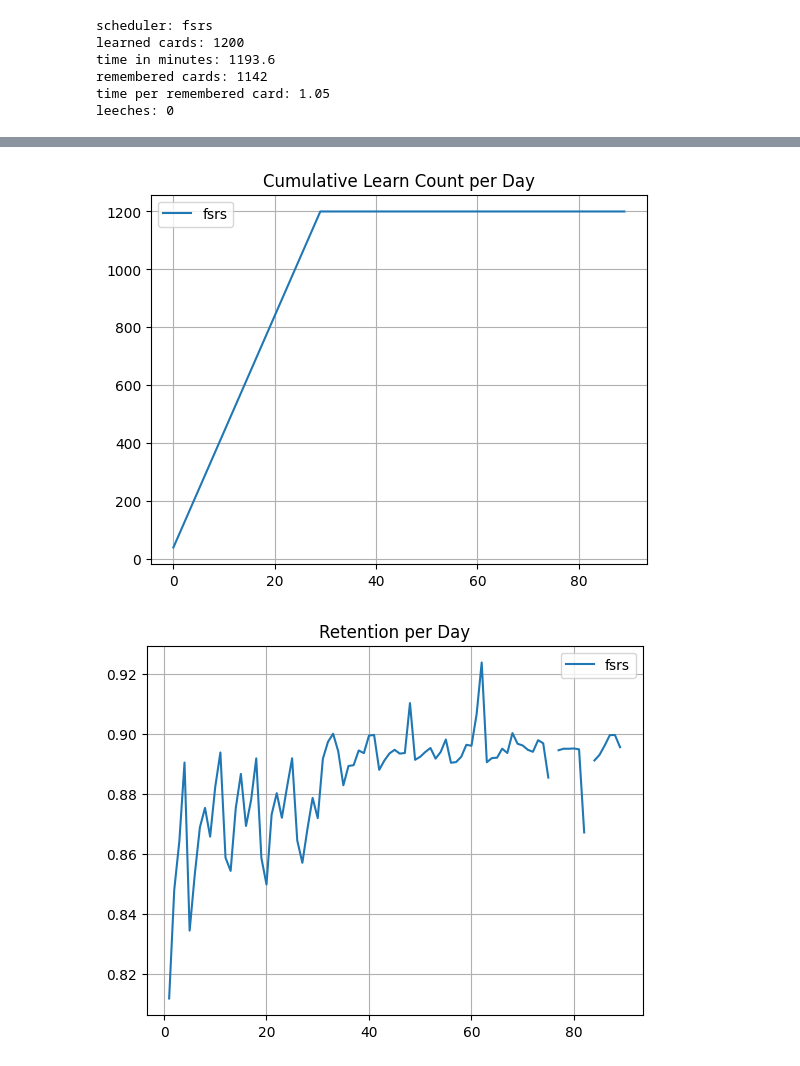
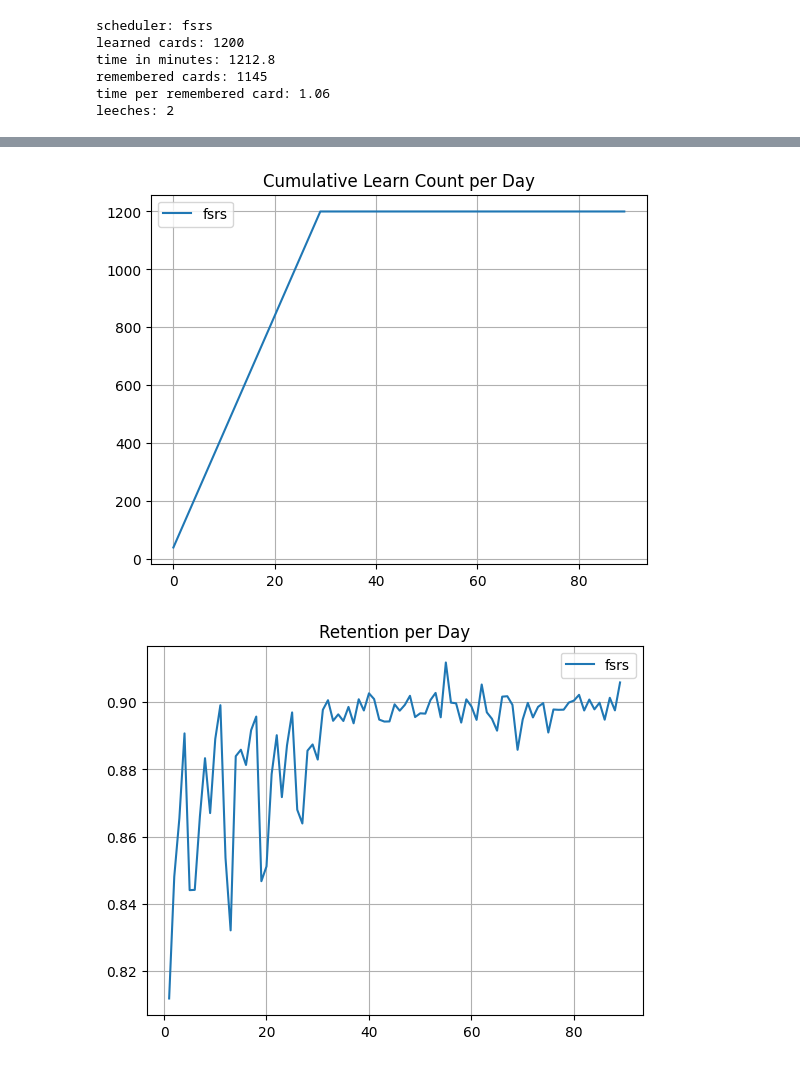
Before and after one commit to open-spaced-repetition/easy-days-simulator, a Jupyter notebook: notebook.ipynb, the cells around one changed output, grey strips where cells are left out. Drawn from its saved outputs; the diff is of its cells as text; code cells hidden in the pictures.

Commit message:
implement revisited Easy Days

```diff
--- a/notebook.ipynb
+++ b/notebook.ipynb
@@ -82,14 +82,6 @@ def get_fuzz_range(interval):
     return min_ivl, max_ivl
 
 
-def check_review_distribution(actual_reviews, percentages):
-    if np.sum(percentages) == 0:
-        return np.ones_like(actual_reviews)
-    total_actual = np.sum(actual_reviews) + 1
-    expected_distribution = percentages * (total_actual / np.sum(percentages))
-    comparison = (expected_distribution - actual_reviews).clip(min=0)
-    return comparison
-
 def load_balance(card, delta_t, today):
     if delta_t < 2.5:
         return delta_t
@@ -107,8 +99,24 @@ def load_balance(card, delta_t, today):
             for r, delta_t in zip(review_cnts, possible_intervals)
         ]
     )
-    mask = check_review_distribution(review_cnts, easy_days_percentages[possible_dates.dayofweek % 7])
-    weights = inv * mask
+    easy_days_modifier = []
+    total_review_count = sum(review_cnts)
+    EASY_DAYS_REDUCED_MODIFIER = 0.5
+    EASY_DAYS_NORMAL_LOAD = 1.0
+    EASY_DAYS_MINIMUM_LOAD = 0.0001
+    for date, review_count in zip(possible_dates, review_cnts):
+        if easy_days_percentages[date.dayofweek % 7] == 1:
+            easy_days_modifier.append(EASY_DAYS_NORMAL_LOAD)
+        elif easy_days_percentages[date.dayofweek % 7] == 0.5:
+            other_days_total = total_review_count - review_count;
+            other_days_avg = other_days_total / (len(possible_dates) - 1)
+            if review_count > other_days_avg * EASY_DAYS_REDUCED_MODIFIER:
+                easy_days_modifier.append(EASY_DAYS_MINIMUM_LOAD)
+            else:
+                easy_days_modifier.append(EASY_DAYS_NORMAL_LOAD)
+        else:
+            easy_days_modifier.append(EASY_DAYS_MINIMUM_LOAD)
+    weights = inv * np.array(easy_days_modifier)
     delta_t = random.choices(possible_intervals, weights)[0]
     return delta_t
 
@@ -427,7 +435,7 @@ plt.close("all")
 # %% [output]
 scheduler: fsrs
 learned cards: 1200
-time in minutes: 1193.6
-remembered cards: 1142
-time per remembered card: 1.05
-leeches: 0
+time in minutes: 1212.8
+remembered cards: 1145
+time per remembered card: 1.06
+leeches: 2
@@ -436,3 +444,3 @@ leeches: 0
 [figure]
-[figure, old version]
+[figure, new version]
 [figure]
```
Also changed, not shown: parts of 1 cell of this notebook.
